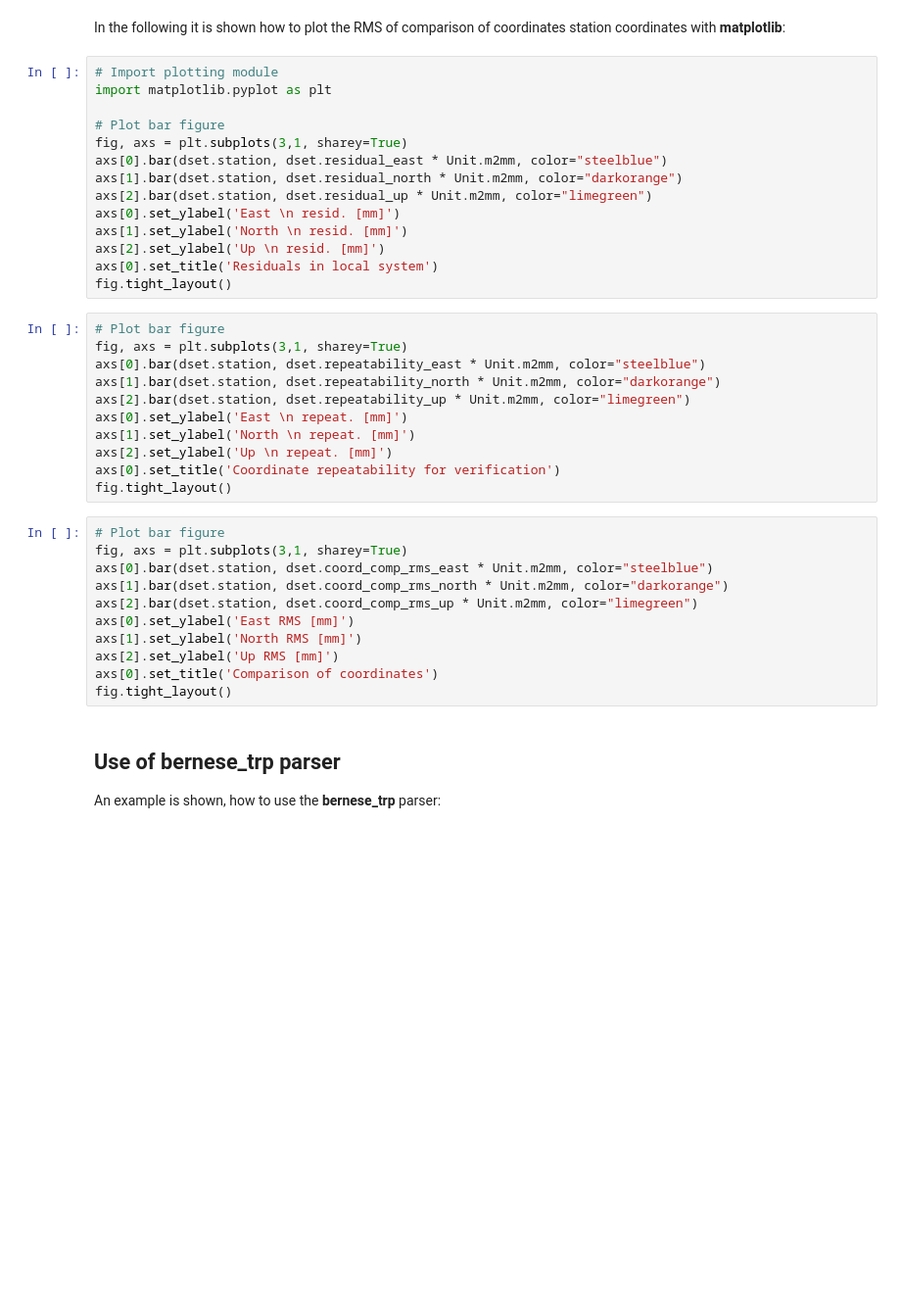
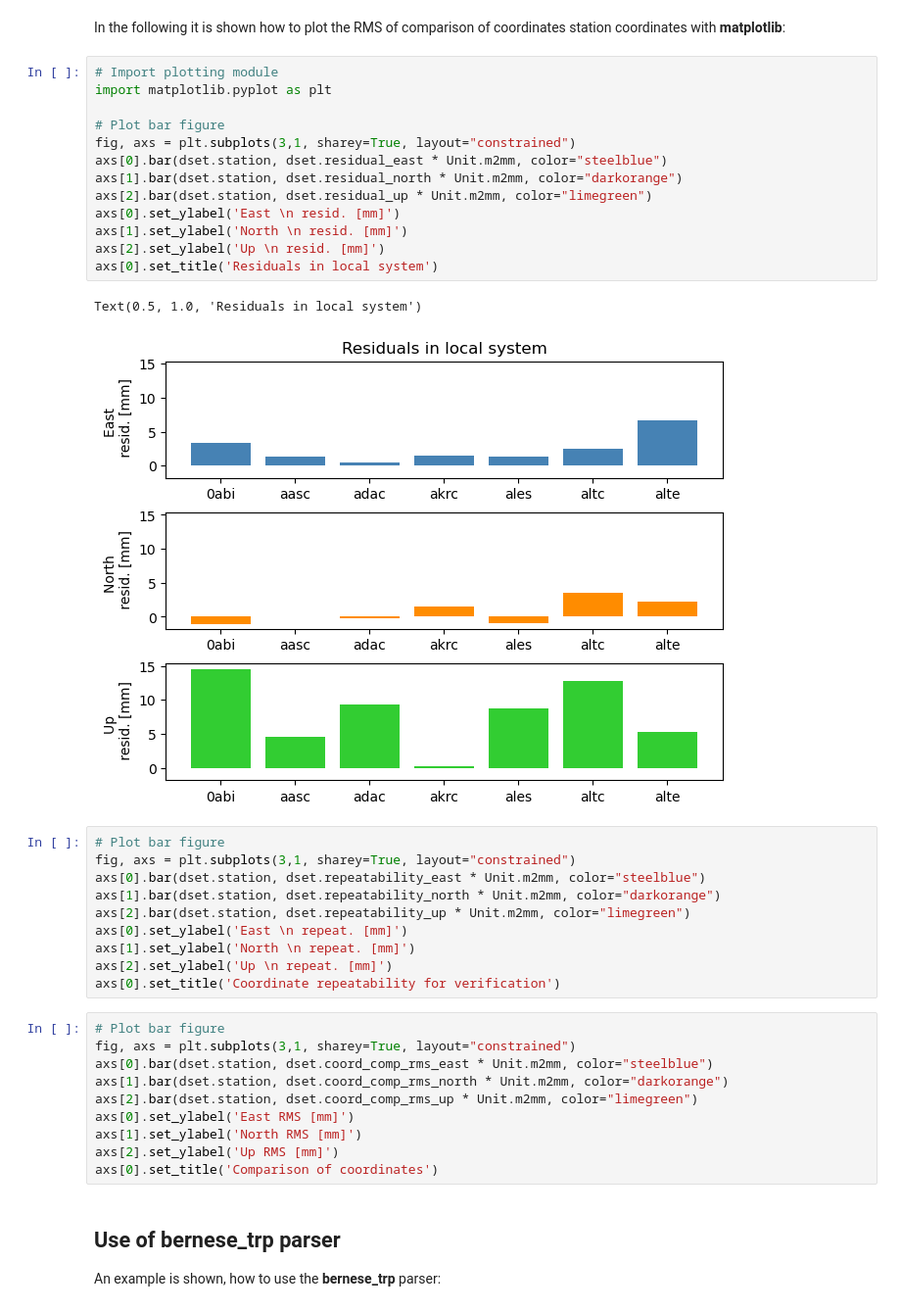
Before and after one commit to kartverket/midgard, a Jupyter notebook: notebooks/parsers/bernese.ipynb, the cells around one changed output. Shown: that part at 98% size. Cells and saved outputs as stored; diff of their text form; blank space fills up the shorter version.

```diff
--- a/notebooks/parsers/bernese.ipynb
+++ b/notebooks/parsers/bernese.ipynb
@@ -165,20 +165,22 @@ In the following it is shown how to plot the RMS of comparison of coordinates st
 # %%
 # Import plotting module
 import matplotlib.pyplot as plt
 
 # Plot bar figure
-fig, axs = plt.subplots(3,1, sharey=True)
+fig, axs = plt.subplots(3,1, sharey=True, layout="constrained")
 axs[0].bar(dset.station, dset.residual_east * Unit.m2mm, color="steelblue")
 axs[1].bar(dset.station, dset.residual_north * Unit.m2mm, color="darkorange")
 axs[2].bar(dset.station, dset.residual_up * Unit.m2mm, color="limegreen")
 axs[0].set_ylabel('East \n resid. [mm]')
 axs[1].set_ylabel('North \n resid. [mm]')
 axs[2].set_ylabel('Up \n resid. [mm]')
 axs[0].set_title('Residuals in local system')
-fig.tight_layout()
+# %% [output]
+Text(0.5, 1.0, 'Residuals in local system')
+[figure, added]
 # %%
 # Plot bar figure
-fig, axs = plt.subplots(3,1, sharey=True)
+fig, axs = plt.subplots(3,1, sharey=True, layout="constrained")
 axs[0].bar(dset.station, dset.repeatability_east * Unit.m2mm, color="steelblue")
 axs[1].bar(dset.station, dset.repeatability_north * Unit.m2mm, color="darkorange")
 axs[2].bar(dset.station, dset.repeatability_up * Unit.m2mm, color="limegreen")
@@ -186,10 +188,9 @@ axs[0].set_ylabel('East \n repeat. [mm]')
 axs[1].set_ylabel('North \n repeat. [mm]')
 axs[2].set_ylabel('Up \n repeat. [mm]')
 axs[0].set_title('Coordinate repeatability for verification')
-fig.tight_layout()
 # %%
 # Plot bar figure
-fig, axs = plt.subplots(3,1, sharey=True)
+fig, axs = plt.subplots(3,1, sharey=True, layout="constrained")
 axs[0].bar(dset.station, dset.coord_comp_rms_east * Unit.m2mm, color="steelblue")
 axs[1].bar(dset.station, dset.coord_comp_rms_north * Unit.m2mm, color="darkorange")
 axs[2].bar(dset.station, dset.coord_comp_rms_up * Unit.m2mm, color="limegreen")
@@ -197,7 +198,6 @@ axs[0].set_ylabel('East RMS [mm]')
 axs[1].set_ylabel('North RMS [mm]')
 axs[2].set_ylabel('Up RMS [mm]')
 axs[0].set_title('Comparison of coordinates')
-fig.tight_layout()
 # %% [markdown]
 ## Use of bernese_trp parser
 
```
Also changed, not shown: parts of 1 cell of this notebook.
